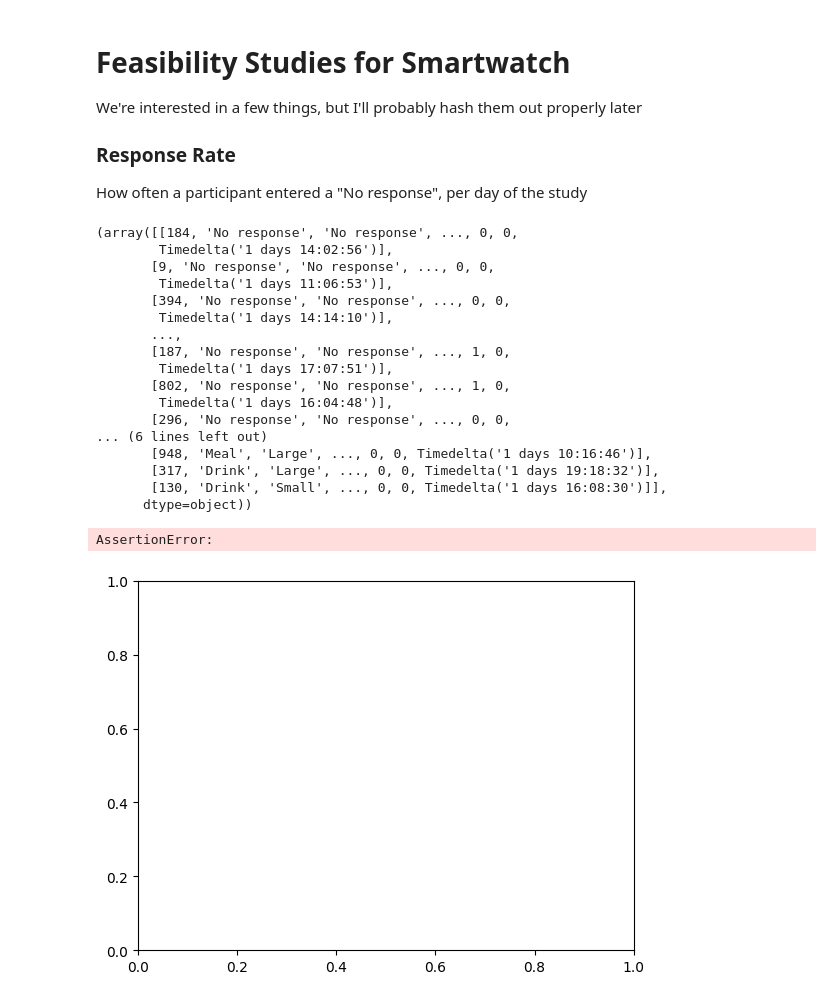
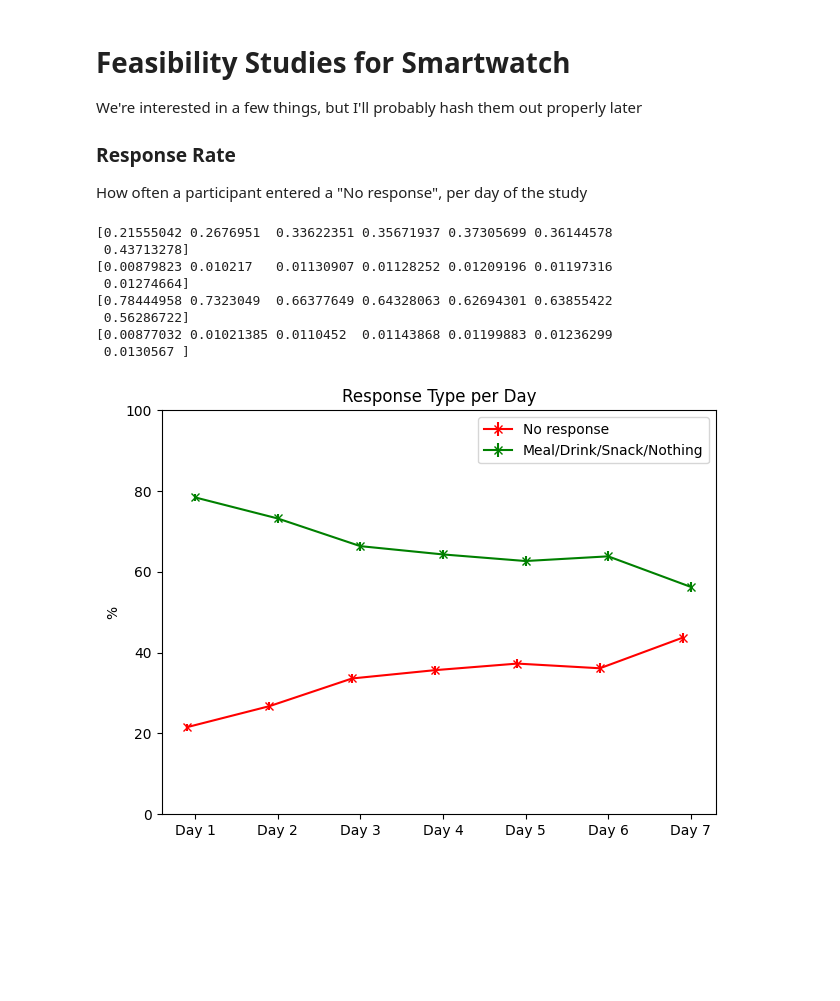
Before and after one commit to richard-lane/seaco_malaysia, a Jupyter notebook: smartwatch_feasibility.ipynb, the cells around one changed output. Drawn from its saved outputs; the diff is of its cells as text; code cells hidden in the pictures; blank space fills up the shorter version.

Commit message:
bootstrap errors but i think i did it wrong

```diff
--- a/smartwatch_feasibility.ipynb
+++ b/smartwatch_feasibility.ipynb
@@ -76,9 +76,18 @@ def fraction_per_day(meal_df: pd.DataFrame, label: Union[str, list]) -> tuple:
         fractions.append(fraction(positive, negative))
 
         # Find its uncertainty by bootstrapping
-        # Resample the array, take the fraction, and repeat
+        n_trials = 1000
+        resampled_fractions = np.zeros(n_trials)
+        for i in range(n_trials):
+            positive_resampled, negative_resampled = resample_without_replacement(
+                positive, negative, int(0.5 * (len(positive) + len(negative)))
+            )
+
+            resampled_fractions[i] = fraction(positive_resampled, negative_resampled)
+
         # Find the standard deviation of the fractions
         # This is the error
+        errors.append(np.std(resampled_fractions))
 
     return np.array(fractions), np.array(errors)
 # %%
@@ -96,61 +105,53 @@ def plot(
     Plot the specified fractions and errors on the provided axis
 
     """
+    print(fractions)
+    print(errs)
     axis.errorbar(
         x_ticks,
         100 * fractions,
         yerr=100 * errs,
-        fmt="-o",
+        fmt="-x",
         **plot_kw,
     )
 
 
 fig, axis = plt.subplots()
 
 plot(
     axis,
     *fraction_per_day(meal_info, "No response"),
     np.arange(1, 8) - 0.1,
     label="No response",
     color="r",
 )
 plot(
     axis,
     *fraction_per_day(meal_info, ["Meal", "Drink", "Snack", "No food/drink"]),
     np.arange(1, 8),
     label="Meal/Drink/Snack/Nothing",
     color="g",
 )
 
 axis.set_xticklabels([f"Day {i}" for i in range(8)])
 
 axis.set_ylim(0, 100)
 axis.set_title("Response Type per Day")
 axis.set_ylabel("%")
 axis.legend()
 
 fig.tight_layout()
 fig.savefig("img/response_types.png")
 # %% [output]
-(array([[184, 'No response', 'No response', ..., 0, 0,
-        Timedelta('1 days 14:02:56')],
-       [9, 'No response', 'No response', ..., 0, 0,
-        Timedelta('1 days 11:06:53')],
-       [394, 'No response', 'No response', ..., 0, 0,
-        Timedelta('1 days 14:14:10')],
-       ...,
-       [187, 'No response', 'No response', ..., 1, 0,
-        Timedelta('1 days 17:07:51')],
-       [802, 'No response', 'No response', ..., 1, 0,
-        Timedelta('1 days 16:04:48')],
-       [296, 'No response', 'No response', ..., 0, 0,
-... (6 lines left out)
-       [948, 'Meal', 'Large', ..., 0, 0, Timedelta('1 days 10:16:46')],
-       [317, 'Drink', 'Large', ..., 0, 0, Timedelta('1 days 19:18:32')],
-       [130, 'Drink', 'Small', ..., 0, 0, Timedelta('1 days 16:08:30')]],
-      dtype=object))
+[0.21555042 0.2676951  0.33622351 0.35671937 0.37305699 0.36144578
+ 0.43713278]
+[0.00879823 0.010217   0.01130907 0.01128252 0.01209196 0.01197316
+ 0.01274664]
+[0.78444958 0.7323049  0.66377649 0.64328063 0.62694301 0.63855422
+ 0.56286722]
+[0.00877032 0.01021385 0.0110452  0.01143868 0.01199883 0.01236299
+ 0.0130567 ]
-AssertionError:
-[figure, old version]
+[figure, new version]
 # %%
 fig, axis = plt.subplots()
 
```
Also changed, not shown: parts of 2 cells of this notebook.
